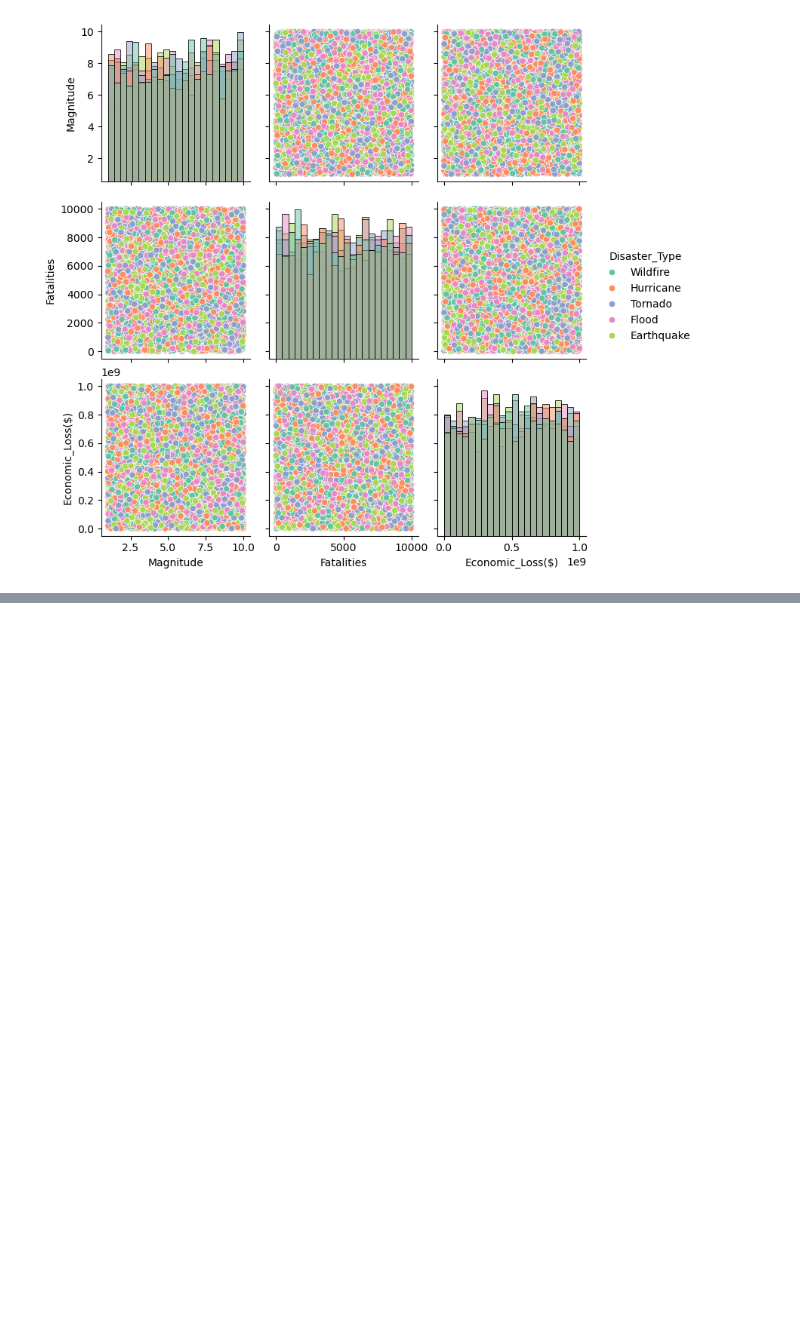
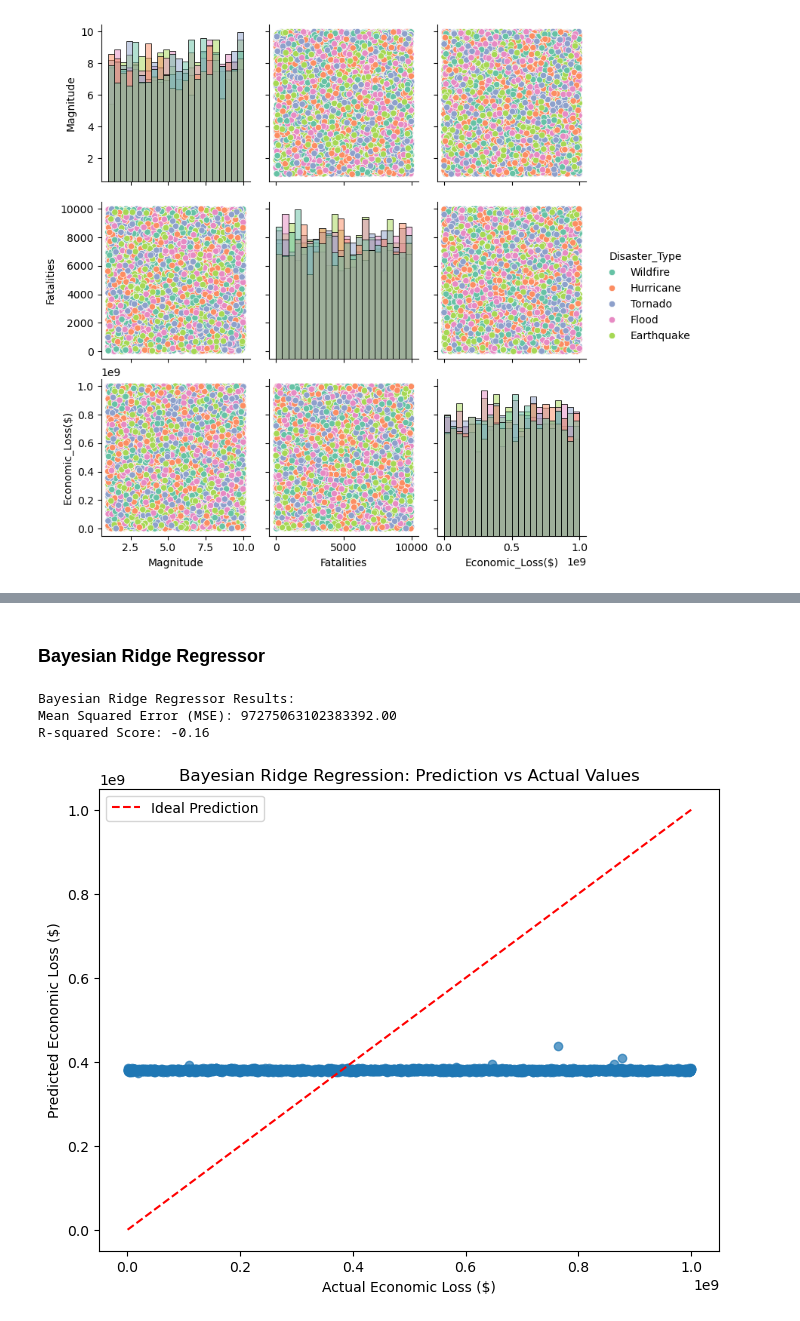
Before and after one commit to hamodikk/MSDS-422_Final_Project, a Jupyter notebook: Final_midpoint_EDA.ipynb, the cells around one changed output, grey strips where cells are left out. Saved outputs shown, nothing was run; the diff lists cells and outputs as text; code cells hidden in the pictures; blank space fills up the shorter version.

```diff
--- a/Final_midpoint_EDA.ipynb
+++ b/Final_midpoint_EDA.ipynb
@@ -157,0 +276,41 @@ disaster = pd.get_dummies(disaster, columns = ['Disaster_Type', 'Location'], dro
+# %% [markdown]
+### Bayesian Ridge Regressor
+# %%
+# Initialize Bayesian Ridge Regressor
+bayesian_ridge = BayesianRidge()
+
+# Fit the model on the training data
+bayesian_ridge.fit(X_train_transformed, y_train)
+
+# Predict on the test set
+y_pred = bayesian_ridge.predict(X_test_transformed)
+
+# Reverse the log transformation
+y_pred_rev_log = np.expm1(y_pred)
+
+# Model Evaluation
+mse = mean_squared_error(np.expm1(y_test), y_pred_rev_log)
+r2 = r2_score(np.expm1(y_test), y_pred_rev_log)
+
+print(f"Bayesian Ridge Regressor Results:")
+print(f"Mean Squared Error (MSE): {mse:.2f}")
+print(f"R-squared Score: {r2:.2f}")
+
+# Plot Predictions vs Actual Values
+plt.figure(figsize = (8, 6))
+plt.scatter(np.expm1(y_test), y_pred_rev_log, alpha = 0.7)
+plt.plot([np.expm1(y_test).min(), np.expm1(y_test).max()],
+         [np.expm1(y_test).min(), np.expm1(y_test).max()],
+         '--',
+         color = 'red',
+         label = 'Ideal Prediction')
+plt.title("Bayesian Ridge Regression: Prediction vs Actual Values")
+plt.xlabel("Actual Economic Loss ($)")
+plt.ylabel("Predicted Economic Loss ($)")
+plt.legend()
+plt.show()
+# %% [output]
+Bayesian Ridge Regressor Results:
+Mean Squared Error (MSE): 97275063102383392.00
+R-squared Score: -0.16
+[figure, added]
```
Also changed, not shown: parts of 26 cells of this notebook, 5 other files.
